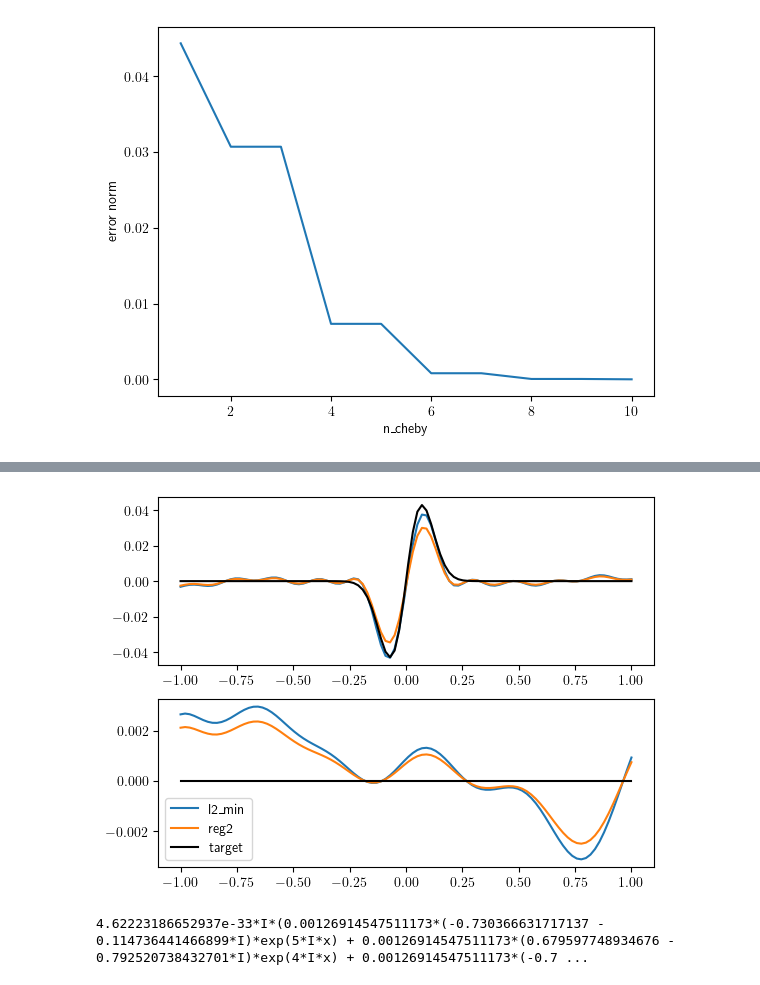
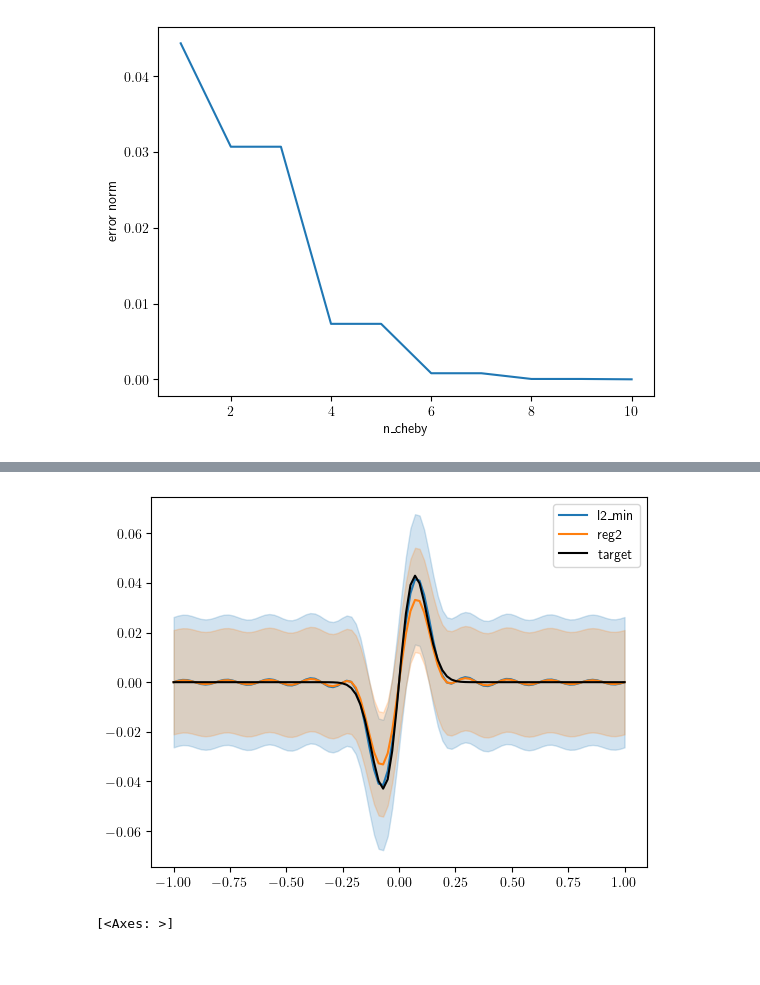
Before and after one commit to snow0369/ofex, a Jupyter notebook: tutorial/function_approximation.ipynb, the cells around one changed output, grey strips where cells are left out. Drawn from its saved outputs; the diff is of its cells as text; code cells hidden in the pictures.

```diff
--- a/tutorial/function_approximation.ipynb
+++ b/tutorial/function_approximation.ipynb
@@ -317,22 +298,5 @@ And then, we combine the resulting coefficients and the erroneous basis function
 # %%
 np.random.seed(42)
-
-def gaussian_noise_function(N: int, epsilon: float, center_freq: float = 0.0) -> sp.Expr:
-    coeffs_real = np.random.normal(0, 1, 2 * N + 1)  # Real parts
-    coeffs_imag = np.random.normal(0, 1, 2 * N + 1)  # Imaginary parts
-    g = sum(
-        (coeffs_real[n + N] + sp.I * coeffs_imag[n + N]) * sp.exp(sp.I * (n + center_freq) * x)
-        for n in range(-N, N + 1)
-    )
-    # Compute the L^2 norm of g(x)
-    g_lambdified = sp.lambdify(x, sp.Abs(g)**2, 'numpy')
-    norm_squared = quad(g_lambdified, -1, 1)[0]
-
-    # Scale g(x) to satisfy ||g|| < epsilon
-    rand_epsilon = np.random.rand() * epsilon
-    scaling_factor = sp.sqrt(rand_epsilon**2 / norm_squared)
-    g_scaled = g * scaling_factor
-    return g_scaled
 
 
 f = x * sp.exp(-100 * x**2)
@@ -340,24 +304,19 @@ n_harmonics = 10
 epsilon = 0.5
 
 fb = FourierBasis(n_harmonics, numerical_integ=True, sym_x=x)
-l2_min_coeff = fb.l2_minimization(f)[1]
-# l2_min_reg1_coeff = fb.l2_minimization_regularized(f, order=1, reg_coeff=epsilon)[1]
-l2_min_reg2_coeff = fb.l2_minimization_regularized(f, order=2, reg_coeff=epsilon)[1]
+l2_min, l2_min_coeff, l2_min_diff = fb.l2_minimization(f)
+reg2_min, reg2_coeff, reg2_diff = fb.l2_minimization_regularized(f, reg_coeff=epsilon)
 
-err_funcs = [gaussian_noise_function(10, epsilon, c) for c, _ in zip(range(-n_harmonics, n_harmonics+1), range(fb.n_basis))]
-err_basis = [bf + ef for bf, ef in zip(fb.basis, err_funcs)]
-
-l2_min = sp.Add(*(c * bf for c, bf in zip(l2_min_coeff, err_basis)))
-# l2_min_reg1 = sp.Add(*(c * bf for c, bf in zip(l2_min_reg1_coeff, err_basis)))
-l2_min_reg2 = sp.Add(*(c * bf for c, bf in zip(l2_min_reg2_coeff, err_basis)))
+err_l2 = np.linalg.norm(l2_min_coeff, ord=1) * epsilon
+err_reg2 = np.linalg.norm(reg2_coeff, ord=1) * epsilon
 # %%
 plot_functions({"l2_min": l2_min,
-                "reg2": l2_min_reg2,
+                "reg2": reg2_min,
                 "target": f},
-               x, plot_options={"target": {"color": "black"}})
+               x,
+               range_plot={"l2_min": (-err_l2, err_l2),
+                           "reg2": (-err_reg2, err_reg2)},
+               plot_options={"target": {"color": "black"}})
 # %% [output]
-[figure, old version]
+[figure, new version]
+[<Axes: >]
-# %%
-l2_min - l2_min_reg2
-# %% [output]
-4.62223186652937e-33*I*(0.00126914547511173*(-0.730366631717137 - 0.114736441466899*I)*exp(5*I*x) + 0.00126914547511173*(0.679597748934676 - 0.792520738432701*I)*exp(4*I*x) + 0.00126914547511173*(-0.7 ...
```
Also changed, not shown: parts of 9 cells of this notebook, 2 other files.
